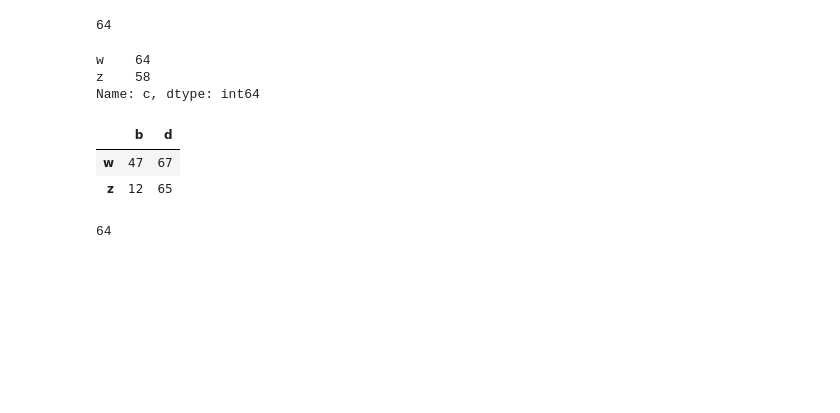
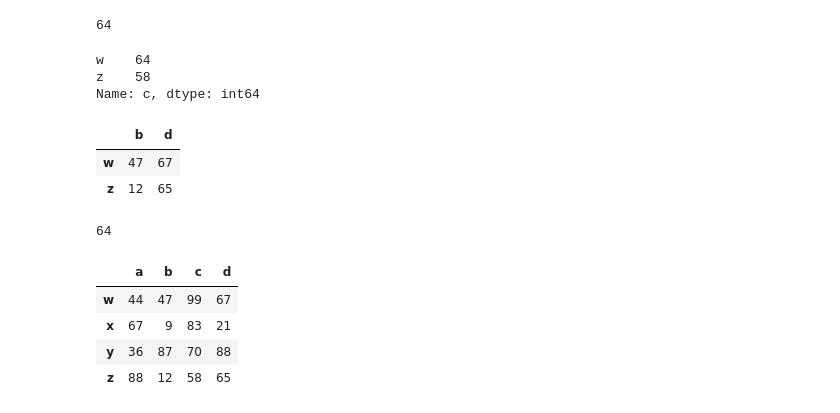
Before and after one commit to sumanthkm/Cisco-2021-12Dec-13, a Jupyter notebook: Cisco-2021-12Dec-14.ipynb, the cells around one changed output. Cells and saved outputs as stored; diff of their text form; code cells hidden in the pictures; blank space fills up the shorter version.

```diff
--- a/Cisco-2021-12Dec-14.ipynb
+++ b/Cisco-2021-12Dec-14.ipynb
@@ -608,4 +608,12 @@ df.loc['w']['c']
 64
 # %%
 # let's assign a value back to the data frame
-df.loc['w']['c']
+df.loc['w']['c'] = 99
+# %%
+df
+# %% [output]
+|  | a | b | c | d |
+| w | 44 | 47 | 99 | 67 |
+| x | 67 | 9 | 83 | 21 |
+| y | 36 | 87 | 70 | 88 |
+| z | 88 | 12 | 58 | 65 |
```
Also changed, not shown: parts of 1 cell of this notebook.
